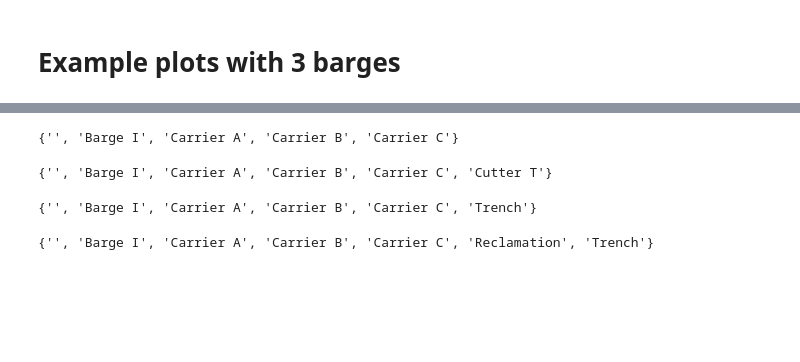
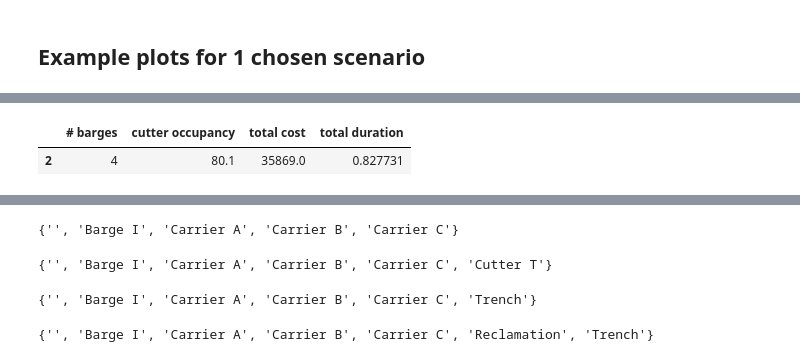
Before and after one commit to TUDelft-CITG/OpenCLSim, a Jupyter notebook: notebooks/24_cutters and barges.ipynb, the cells around one changed output, grey strips where cells are left out. Drawn from its saved outputs; the diff is of its cells as text; code cells hidden in the pictures; blank space fills up the shorter version.

```diff
--- a/notebooks/24_cutters and barges.ipynb
+++ b/notebooks/24_cutters and barges.ipynb
@@ -193,2 +318,2 @@ def run(NR_BARGES, total_amount, simulation_start=0):
 # %% [markdown]
-# Example plots with 3 barges
+## Example plots for 1 chosen scenario
@@ -195,16 +324,10 @@ def run(NR_BARGES, total_amount, simulation_start=0):
 # %%
-%%time
-nbarges = len(barge_names)
-assert len(set(barge_names))==len(barge_names), 'barge_names need to be unique'
-total_amount = 100
-simulation_start = 0
-res = run(3,total_amount, simulation_start)
-
-vessels = res['vessels']
-sites = res['sites']
-activities = res['activities']
+vessels = results[scenario_index]['vessels']
+sites = results[scenario_index]['sites']
+activities = results[scenario_index]['activities']
 
 cutter = vessels[cutter_name]
 to_site = sites[to_site_name]
 from_site = sites[from_site_name]
+scenarios[scenarios.index==scenario_index]
 # %% [output]
@@ -212,0 +334,2 @@ Wall time: 51.3 ms
+|  | # barges | cutter occupancy | total cost | total duration |
+| 2 | 4 | 80.1 | 35869.0 | 0.827731 |
```
Also changed, not shown: parts of 40 cells of this notebook.
